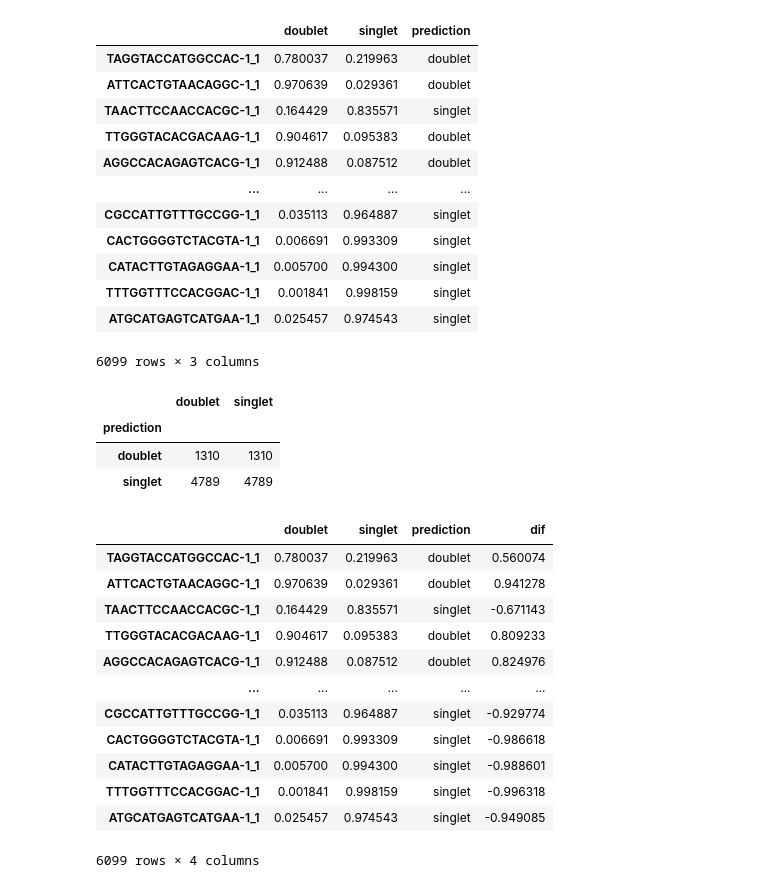
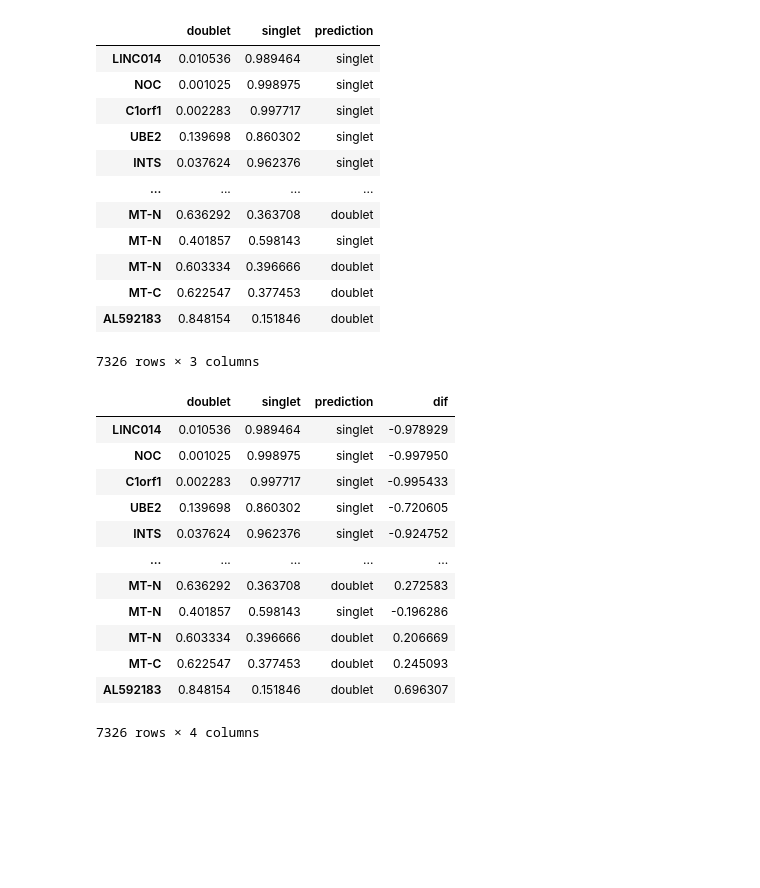
Before and after one commit to Purinkai001/Train, a Jupyter notebook: Single_Cell_1.ipynb, the cells around one changed output. Saved outputs shown, nothing was run; the diff lists cells and outputs as text; code cells hidden in the pictures; blank space fills up the shorter version.

```diff
--- a/Single_Cell_1.ipynb
+++ b/Single_Cell_1.ipynb
@@ -111,0 +117,4 @@ SyntaxError: invalid syntax (<ipython-input-35-738c3365d056>, line 1)
+# %%
+import scanpy as sc
+adata = sc.read_csv('/content/Extracted/GSM5226574_C51ctr_raw_counts.csv')
+adata.X.shape
@@ -157,43 +163,38 @@ df
 # %%
+df = solo.predict()
 df['prediction'] = solo.predict(soft = False)
-#df.index = df.index.map(lambda x: x[:-2])
+
+df.index = df.index.map(lambda x: x[:-2])
 
 df
 # %% [output]
 |  | doublet | singlet | prediction |
-| TAGGTACCATGGCCAC-1_1 | 0.780037 | 0.219963 | doublet |
-| ATTCACTGTAACAGGC-1_1 | 0.970639 | 0.029361 | doublet |
-| TAACTTCCAACCACGC-1_1 | 0.164429 | 0.835571 | singlet |
-| TTGGGTACACGACAAG-1_1 | 0.904617 | 0.095383 | doublet |
-| AGGCCACAGAGTCACG-1_1 | 0.912488 | 0.087512 | doublet |
+| LINC014 | 0.010536 | 0.989464 | singlet |
+| NOC | 0.001025 | 0.998975 | singlet |
+| C1orf1 | 0.002283 | 0.997717 | singlet |
+| UBE2 | 0.139698 | 0.860302 | singlet |
+| INTS | 0.037624 | 0.962376 | singlet |
 | ... | ... | ... | ... |
-| CGCCATTGTTTGCCGG-1_1 | 0.035113 | 0.964887 | singlet |
-| CACTGGGGTCTACGTA-1_1 | 0.006691 | 0.993309 | singlet |
-| CATACTTGTAGAGGAA-1_1 | 0.005700 | 0.994300 | singlet |
-| TTTGGTTTCCACGGAC-1_1 | 0.001841 | 0.998159 | singlet |
-| ATGCATGAGTCATGAA-1_1 | 0.025457 | 0.974543 | singlet |
+| MT-N | 0.636292 | 0.363708 | doublet |
+| MT-N | 0.401857 | 0.598143 | singlet |
+| MT-N | 0.603334 | 0.396666 | doublet |
+| MT-C | 0.622547 | 0.377453 | doublet |
+| AL592183 | 0.848154 | 0.151846 | doublet |
-6099 rows × 3 columns
+7326 rows × 3 columns
-# %%
-df.groupby('prediction').count()
-# %% [output]
-|  | doublet | singlet |
-| prediction |  |  |
-| doublet | 1310 | 1310 |
-| singlet | 4789 | 4789 |
 # %%
 df['dif'] = df.doublet - df.singlet
 df
 # %% [output]
 |  | doublet | singlet | prediction | dif |
-| TAGGTACCATGGCCAC-1_1 | 0.780037 | 0.219963 | doublet | 0.560074 |
-| ATTCACTGTAACAGGC-1_1 | 0.970639 | 0.029361 | doublet | 0.941278 |
-| TAACTTCCAACCACGC-1_1 | 0.164429 | 0.835571 | singlet | -0.671143 |
-| TTGGGTACACGACAAG-1_1 | 0.904617 | 0.095383 | doublet | 0.809233 |
-| AGGCCACAGAGTCACG-1_1 | 0.912488 | 0.087512 | doublet | 0.824976 |
+| LINC014 | 0.010536 | 0.989464 | singlet | -0.978929 |
+| NOC | 0.001025 | 0.998975 | singlet | -0.997950 |
+| C1orf1 | 0.002283 | 0.997717 | singlet | -0.995433 |
+| UBE2 | 0.139698 | 0.860302 | singlet | -0.720605 |
+| INTS | 0.037624 | 0.962376 | singlet | -0.924752 |
 | ... | ... | ... | ... | ... |
-| CGCCATTGTTTGCCGG-1_1 | 0.035113 | 0.964887 | singlet | -0.929774 |
-| CACTGGGGTCTACGTA-1_1 | 0.006691 | 0.993309 | singlet | -0.986618 |
-| CATACTTGTAGAGGAA-1_1 | 0.005700 | 0.994300 | singlet | -0.988601 |
-| TTTGGTTTCCACGGAC-1_1 | 0.001841 | 0.998159 | singlet | -0.996318 |
-| ATGCATGAGTCATGAA-1_1 | 0.025457 | 0.974543 | singlet | -0.949085 |
+| MT-N | 0.636292 | 0.363708 | doublet | 0.272583 |
+| MT-N | 0.401857 | 0.598143 | singlet | -0.196286 |
+| MT-N | 0.603334 | 0.396666 | doublet | 0.206669 |
+| MT-C | 0.622547 | 0.377453 | doublet | 0.245093 |
+| AL592183 | 0.848154 | 0.151846 | doublet | 0.696307 |
-6099 rows × 4 columns
+7326 rows × 4 columns
```
Also changed, not shown: parts of 100 cells of this notebook.
